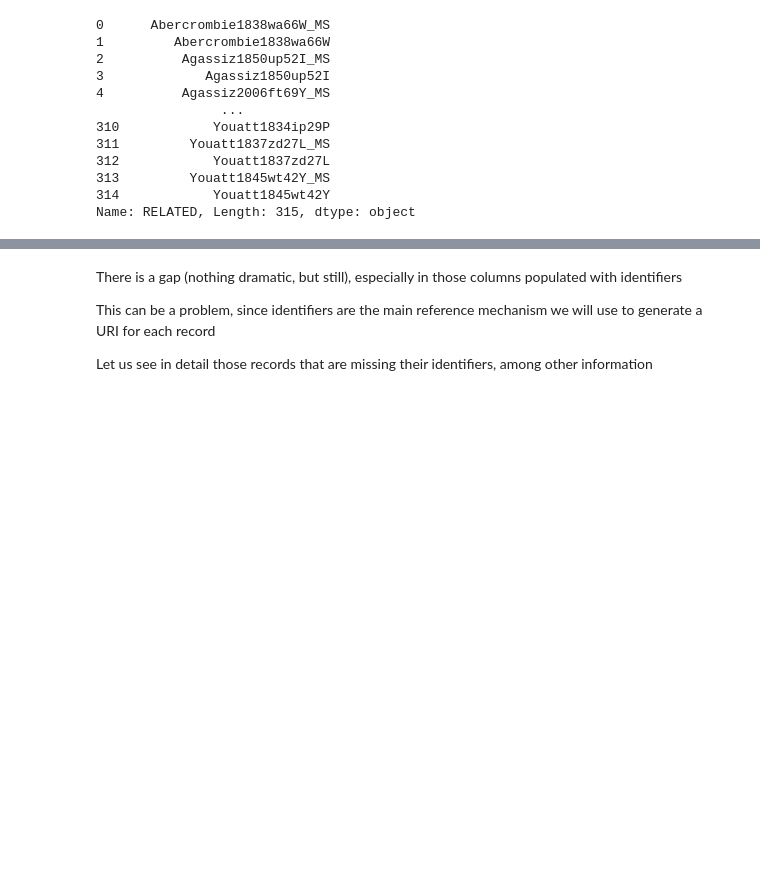
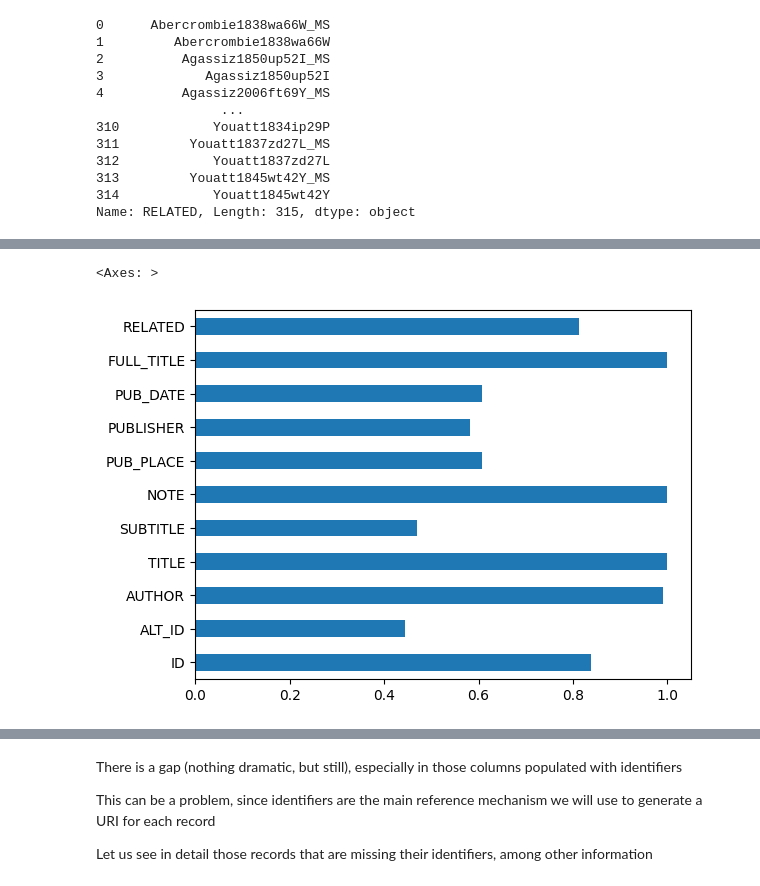
Before and after one commit to sbrzt/marc2lod, a Jupyter notebook: notebook.ipynb, the cells around one changed output, grey strips where cells are left out. Drawn from its saved outputs; the diff is of its cells as text; code cells hidden in the pictures; blank space fills up the shorter version.

```diff
--- a/notebook.ipynb
+++ b/notebook.ipynb
@@ -643,0 +634,3 @@ df.sample(10)
+# %%
+percentages_missing = df.count() / len(df)
+percentages_missing
@@ -644 +650,6 @@ df.sample(10)
+# %%
+percentages_missing.plot(kind='barh')
+# %% [output]
+<Axes: >
+[figure, added]
 # %% [markdown]
```
Also changed, not shown: parts of 35 cells of this notebook, 2 other files.
